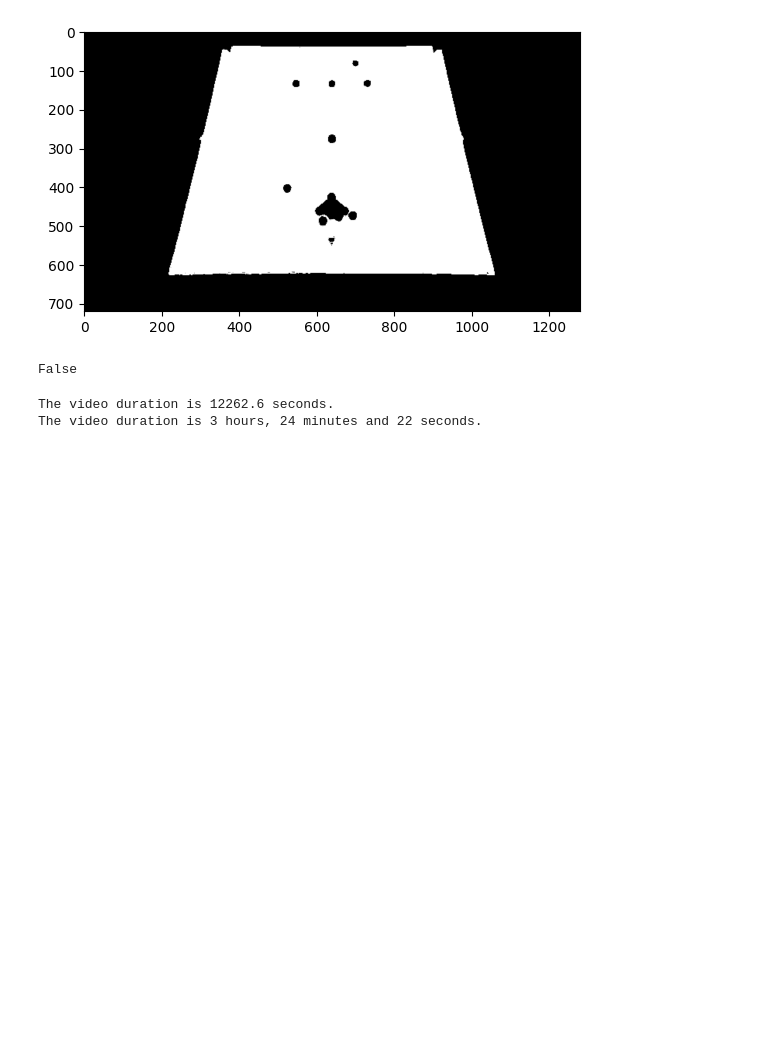
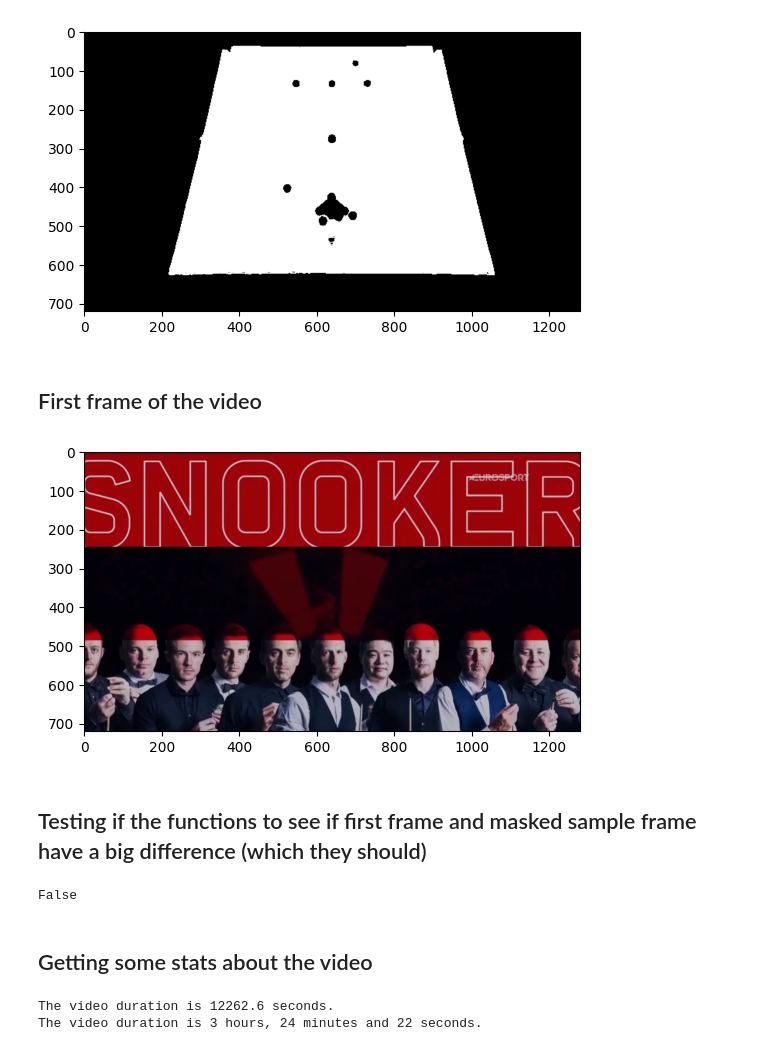
Before and after one commit to FabianGobet/USI-projects, a Jupyter notebook: CVPR/project/project.ipynb, the cells around one changed output. Saved outputs shown, nothing was run; the diff lists cells and outputs as text; code cells hidden in the pictures; blank space fills up the shorter version.

```diff
--- a/CVPR/project/project.ipynb
+++ b/CVPR/project/project.ipynb
@@ -123,8 +135,11 @@ def hsi_to_bgr(hsi_image):
         R,G,B = R*255, G*255, B*255
         return np.dstack((B,G,R)).astype('uint8')
 
-def show_bgr_image(image):
-    plt.imshow(cv2.cvtColor(image, cv2.COLOR_BGR2RGB))
+def show_bgr_image(image, grayscale=False):
+    if grayscale:
+        plt.imshow(image, cmap='gray')
+    else:
+        plt.imshow(cv2.cvtColor(image, cv2.COLOR_BGR2RGB))
 
 def get_gray_scale(bgr_image):
     return np.dot(bgr_image[...,:3], [0.299, 0.587, 0.114])
@@ -153,6 +172,15 @@ filtered[table] = [255,255,255]
 show_bgr_image(filtered)
 # %% [output]
 [figure]
+# %% [markdown]
+## First frame of the video
+# %%
+first_frame = cv2.imread('./data/first frame.png')
+show_bgr_image(first_frame)
+# %% [output]
+[figure, added]
+# %% [markdown]
+## Testing if the functions to see if first frame and masked sample frame have a big difference (which they should)
 # %%
 first_frame = cv2.imread('./data/first frame.png')
 first_frame_filtered =first_frame.copy()
@@ -162,6 +190,8 @@ image_filtered[~table] = [0,0,0]
 is_frame_close(image_filtered, first_frame_filtered)
 # %% [output]
 False
+# %% [markdown]
+## Getting some stats about the video
 # %%
 video = cv2.VideoCapture('./data/WSC.mp4')
 frame_count = video.get(cv2.CAP_PROP_FRAME_COUNT)
```
Also changed, not shown: parts of 26 cells of this notebook, 22 other files.
